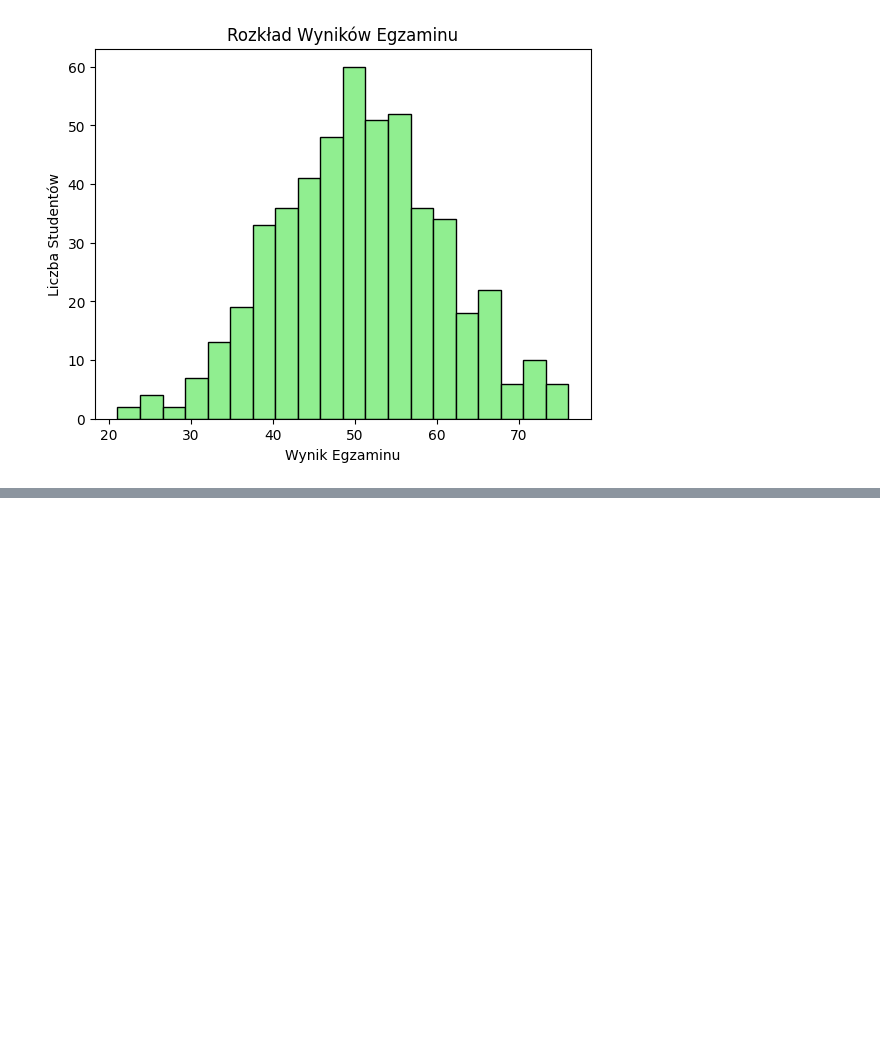
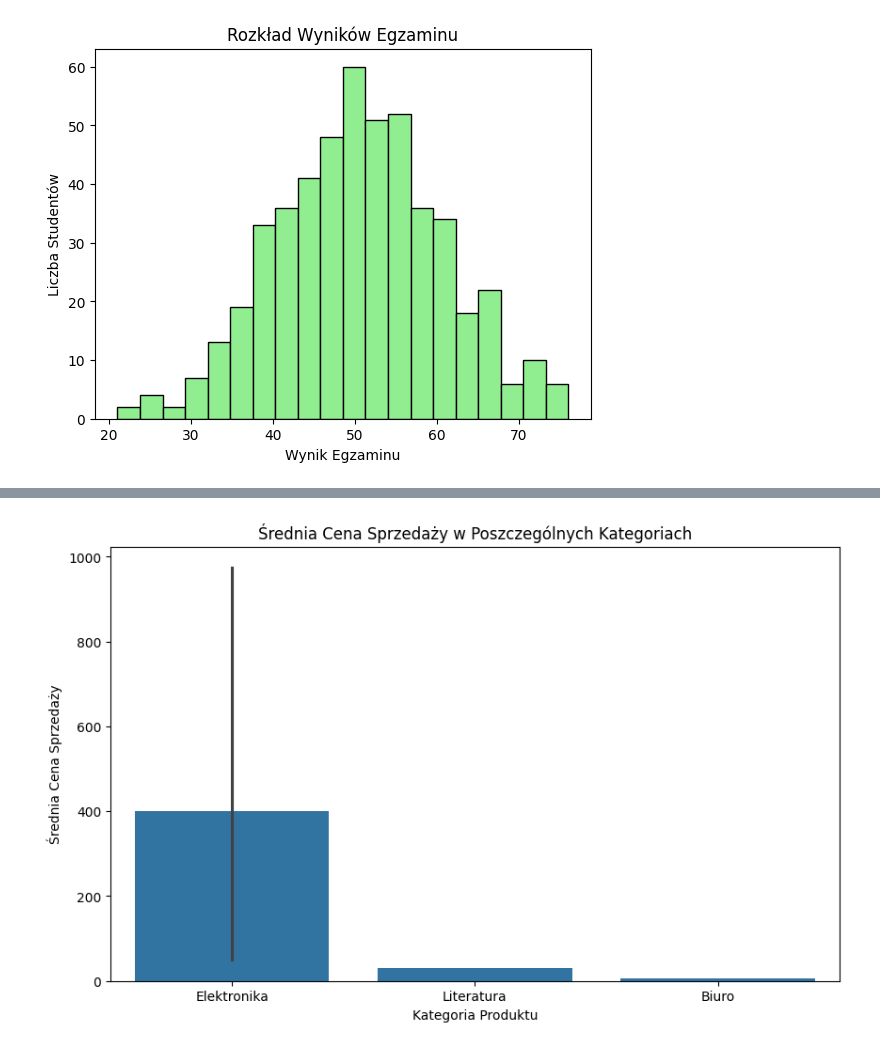
Before and after one commit to LPiskor/moje_projekty_ml, a Jupyter notebook: Wizualizacja_Danych.ipynb, the cells around one changed output, grey strips where cells are left out. Cells and saved outputs as stored; diff of their text form; code cells hidden in the pictures; blank space fills up the shorter version.

```diff
--- a/Wizualizacja_Danych.ipynb
+++ b/Wizualizacja_Danych.ipynb
@@ -109,0 +142,16 @@ Text(0, 0.5, 'Liczba Studentów')
+# %%
+#wczytanie danych wykrzystywanych w ćwiczeniu z poprzednich tematów
+df_produkty_z_csv = pd.read_csv('produkty.csv')
+df_produkty_z_csv['Marża_Procent'] = 0.20
+df_produkty_z_csv['Cena_Sprzedaży'] = df_produkty_z_csv['Cena']
+df_produkty_z_csv = df_produkty_z_csv.drop('ID', axis=1)
+
+plt.figure(figsize=(10, 6))
+sns.barplot(x='Kategoria', y='Cena_Sprzedaży', data=df_produkty_z_csv)
+
+plt.title("Średnia Cena Sprzedaży w Poszczególnych Kategoriach")
+plt.xlabel("Kategoria Produktu")
+plt.ylabel("Średnia Cena Sprzedaży")
+plt.show()
+# %% [output]
+[figure, added]
```
Also changed, not shown: parts of 7 cells of this notebook.
